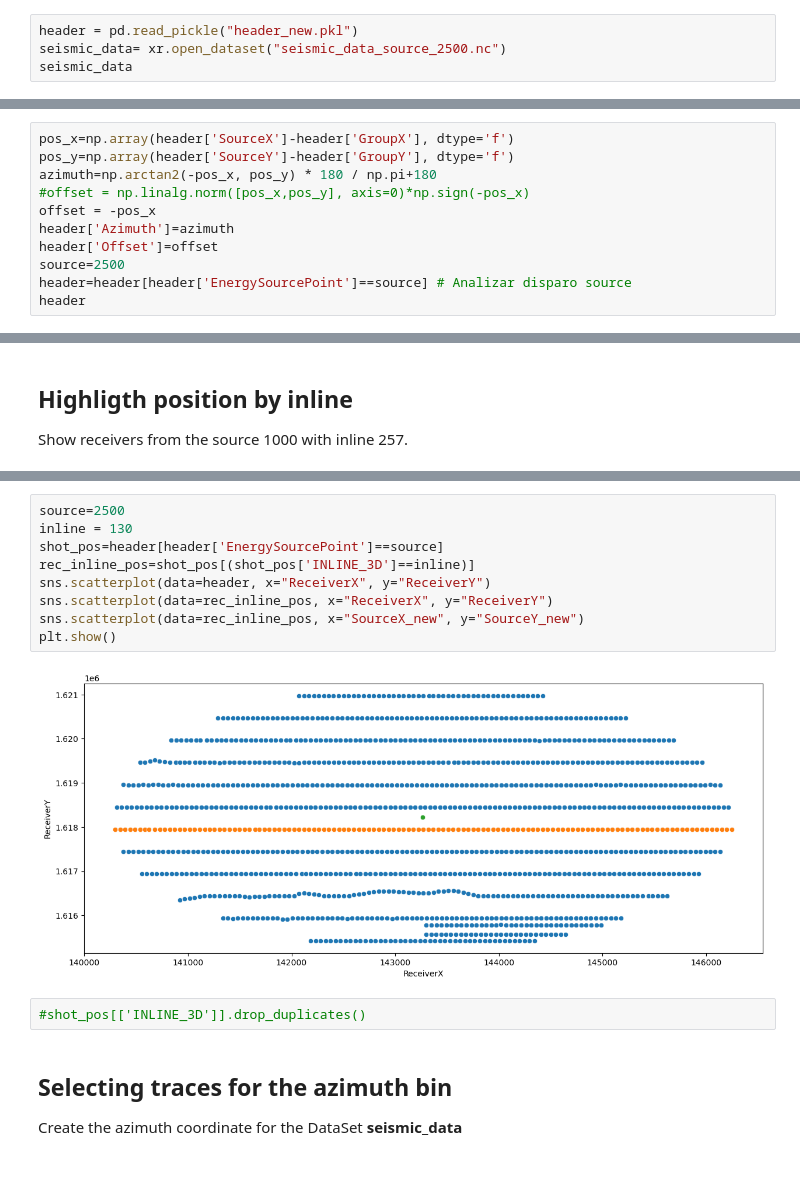
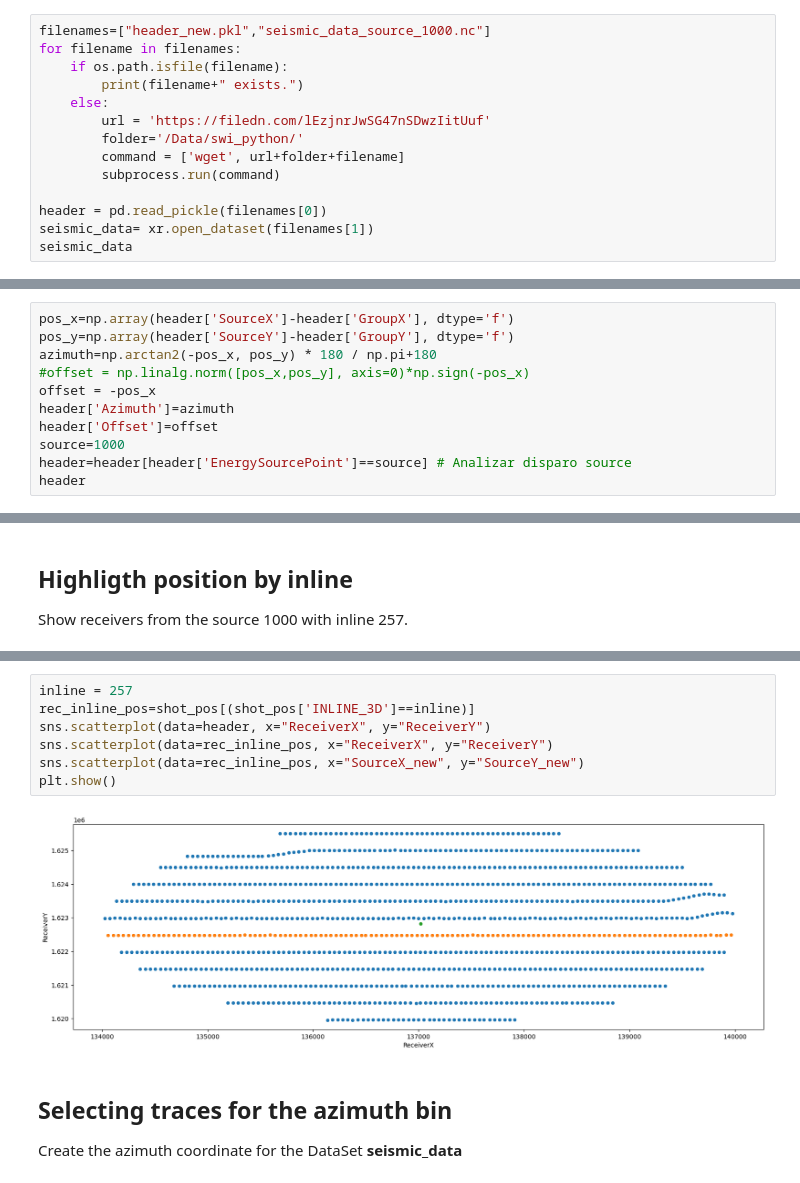
Before and after one commit to Ivanjav/SW_Inversion_3D_Data, a Jupyter notebook: 4_Dispersion_Analysis_Inline.ipynb, the cells around one changed output, grey strips where cells are left out. Drawn from its saved outputs; the diff is of its cells as text.

Commit message:
Notebooks update with downloadable files and Inversion results for one shot

```diff
--- a/4_Dispersion_Analysis_Inline.ipynb
+++ b/4_Dispersion_Analysis_Inline.ipynb
@@ -13,7 +15,17 @@ import seaborn as sns
 
 Read the file **header.pkl** with pandas as DataFrame and the file **seismic_data_source_1000.nc** with xarray as DataSet
 # %%
-header = pd.read_pickle("header_new.pkl")
-seismic_data= xr.open_dataset("seismic_data_source_2500.nc")
+filenames=["header_new.pkl","seismic_data_source_1000.nc"]
+for filename in filenames:
+    if os.path.isfile(filename):
+        print(filename+" exists.")
+    else:
+        url = 'https://filedn.com/lEzjnrJwSG47nSDwzIitUuf'
+        folder='/Data/swi_python/'
+        command = ['wget', url+folder+filename]
+        subprocess.run(command)
+
+header = pd.read_pickle(filenames[0])
+seismic_data= xr.open_dataset(filenames[1])
 seismic_data
 # %% [output]
@@ -62,7 +76,7 @@ azimuth=np.arctan2(-pos_x, pos_y) * 180 / np.pi+180
 offset = -pos_x
 header['Azimuth']=azimuth
 header['Offset']=offset
-source=2500
+source=1000
 header=header[header['EnergySourcePoint']==source] # Analizar disparo source
 header
 # %% [output]
@@ -121,16 +156,12 @@ Show receivers from the source 1000 with inline 257.
 # %%
-source=2500
-inline = 130
-shot_pos=header[header['EnergySourcePoint']==source]
+inline = 257
 rec_inline_pos=shot_pos[(shot_pos['INLINE_3D']==inline)]
 sns.scatterplot(data=header, x="ReceiverX", y="ReceiverY")
 sns.scatterplot(data=rec_inline_pos, x="ReceiverX", y="ReceiverY")
 sns.scatterplot(data=rec_inline_pos, x="SourceX_new", y="SourceY_new")
 plt.show()
 # %% [output]
-[figure, old version]
+[figure, new version]
-# %%
-#shot_pos[['INLINE_3D']].drop_duplicates()
 # %% [markdown]
 ## Selecting traces for the azimuth bin
 Create the azimuth coordinate for the DataSet **seismic_data**
```
Also changed, not shown: parts of 18 cells of this notebook, 12 other files.
